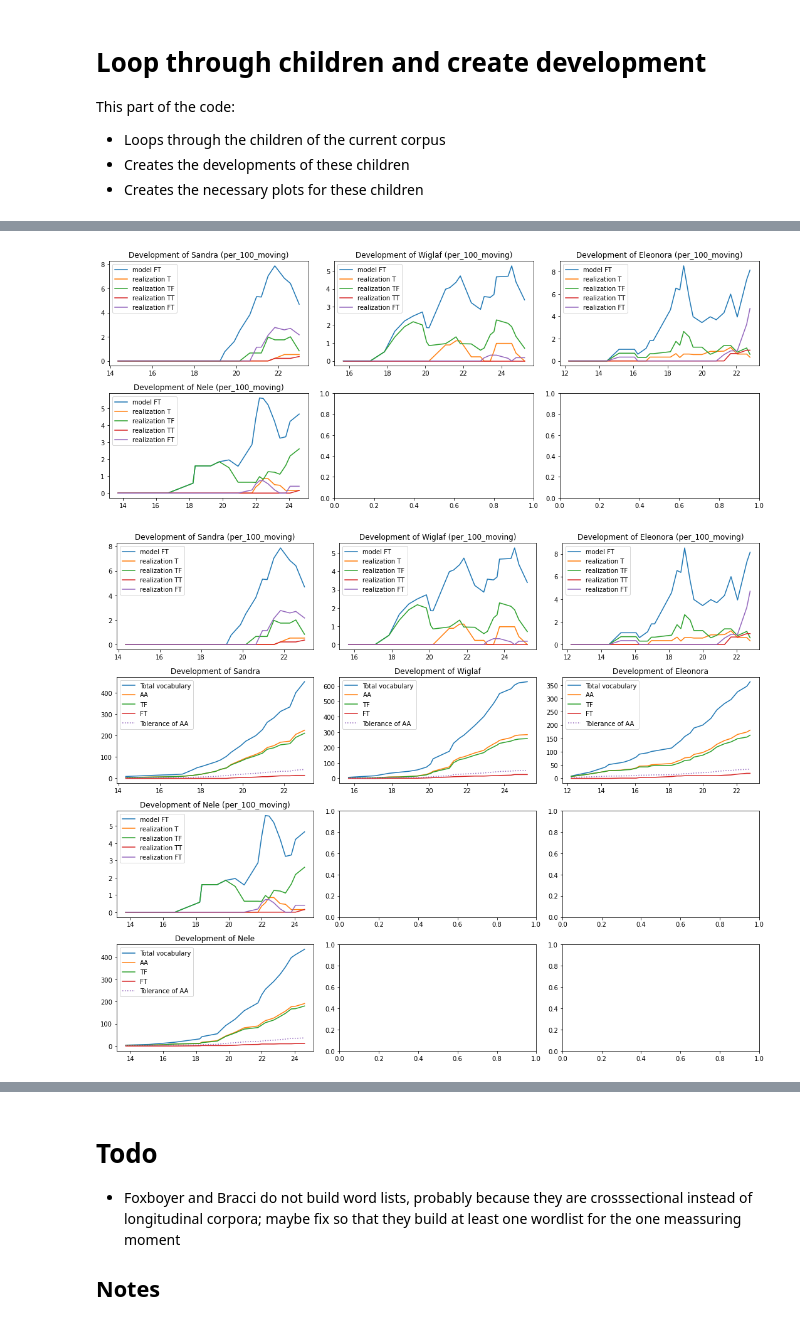
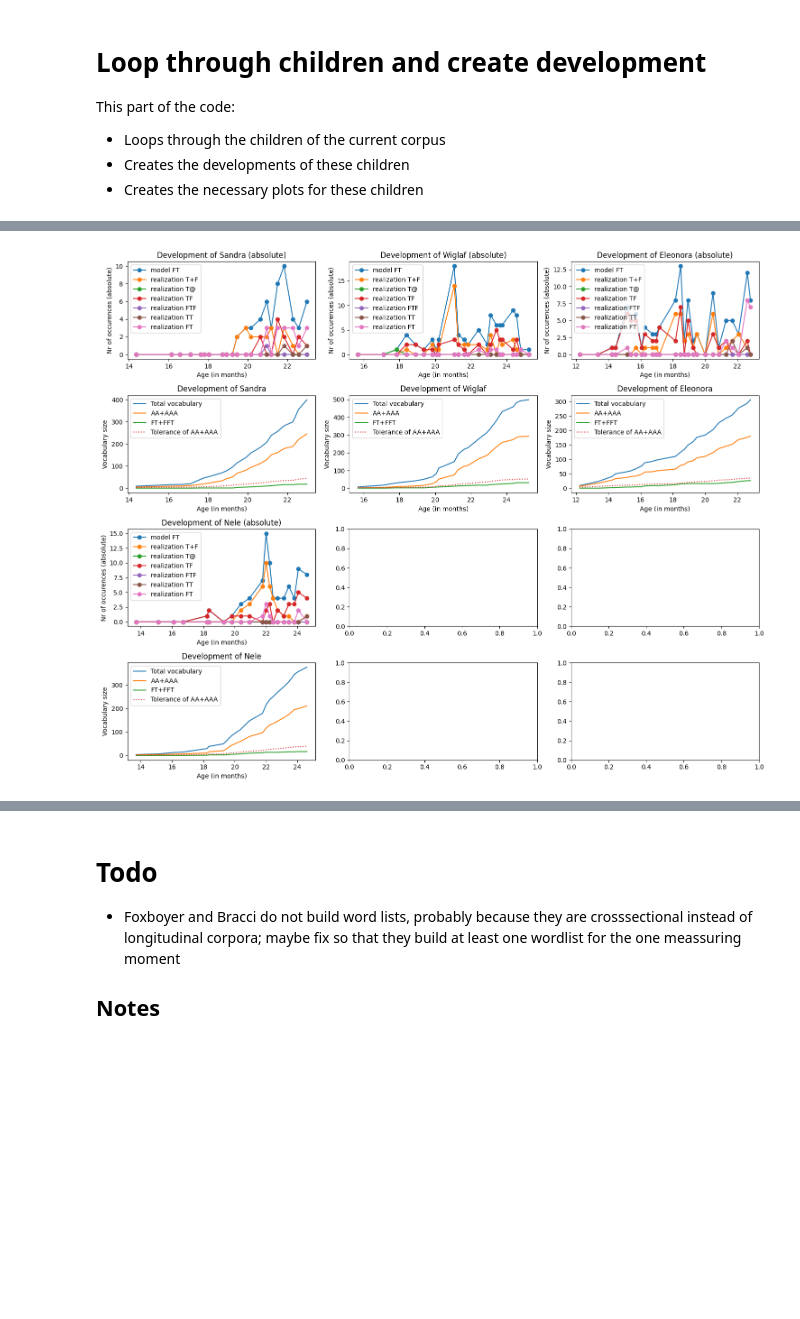
Before and after one commit to NienkeWessel/ThesisLinguistics, a Jupyter notebook: ProcessData.ipynb, the cells around one changed output, grey strips where cells are left out. Cells and saved outputs as stored; diff of their text form; code cells hidden in the pictures; blank space fills up the shorter version.

```diff
--- a/ProcessData.ipynb
+++ b/ProcessData.ipynb
@@ -1013,11 +1308,19 @@ children_names_file = {
 corpus_name = "Grimm"
 
 df = read_data(file_names_read[corpus_name])
+if corpus_name == 'CLPF':
+    df = df.replace({'giraffe': 'giraf'}) #turns out that the CLPF corpus has two spellings for 'giraf'
 append_representation_to_dataframe(df)
+if corpus_name == 'Inkelas': #This corpus has a lot of entries without stress annotation
+    df = df[df.rep_realization.apply(lambda x: (len(x) < 2) or (len(x) >= 2 and any(x)))]
 orig_length = df.size
 df.dropna(inplace=True)
-print("Dropped {} items".format(orig_length-df.size))
+print("Dropped {} na items".format(orig_length-df.size))
+df = filter_df(df)
+curr_length = df.size
+print("Went from {} to {} with filtering, removing {}".format(orig_length, curr_length, orig_length - curr_length))
 print(df.head())
+print(df)
 #print(df)
 write_df_to_csv(file_names_write[corpus_name], df)
 # %% [output]
@@ -1083,5 +1387,10 @@ Name: representation, dtype: int64
 # Run reproduction of tables
 #children_names = ['Catootje', 'David', 'Elke', 'Enzo', 'Eva', 'Jarmo', 'Leon', 'Leonie', 'Noortje', 'Robin', 'Tirza', 'Tom']
 
-run_reproduce_tables(children_names_file[corpus_name])
+run_reproduce_tables(df, children_names_file[corpus_name])
+
+filtered_df = df[df.word.apply(lambda x: not (x[-1] == 'n' and x[-2] == 'e'))]
+filtered_df = filtered_df[filtered_df.word.apply(lambda x: not (x[-1] == 'e' and x[-2] == 'j'))]
+filtered_df = filtered_df[filtered_df.model.apply(lambda x: not ('ˌ' in x))]
+run_reproduce_tables(filtered_df, children_names_file[corpus_name])
 # %% [output]
@@ -1104,9 +1467,9 @@ Nele :
 - Stage 3: both syllables realized with equal stress
 - Stage 4: adult like stress realization
 # %%
-iamb_bisyl_phases = ['T', 'TF', 'TT', 'FT']
-patterns = {'FT': iamb_bisyl_phases}
-counts = calc_phase_dev(child_test, patterns)#['FT', 'FT', 'FT', 'FT', 'FT'], ['T', 'TF', 'TT', 'FT', 'AA'])
+#iamb_bisyl_phases = ['T', 'T@', 'TF', 'TT', 'FT']
+#patterns = {'FT': iamb_bisyl_phases}
+counts = calc_phase_dev(child_test, analysis_dictionary['Fikkert']['patterns_heavy'])#['FT', 'FT', 'FT', 'FT', 'FT'], ['T', 'TF', 'TT', 'FT', 'AA'])
 print(counts)
 
 
@@ -1149,0 +1598,3 @@ This part of the code:
+# %%
+for child_name in wordlevel_child_names[corpus_name]:
+    loop_through_words_for_child(df, child_name, analysis_dictionary['Fikkert']['patterns'], words_per_child_dict[corpus_name][child_name], xlim=xlim_per_child_dict[corpus_name][child_name], mode='relative_moving', colors=analysis_dictionary['Fikkert']['color_dict_patterns'])
@@ -1150,56 +1633,24 @@ This part of the code:
 # %%
-def loop_through_children(children_names):
-    # Basic invariants; later on add patterns as argument
-    iamb_bisyl_phases = ['T', 'TF', 'TT', 'FT']
-    patterns = {'FT': iamb_bisyl_phases}
-    types = ['absolute', 'relative', 'moving_average', 'per_100', 'per_100_moving']
+def loop_through_children_both_graphs(children_names, analysis, nr_per_row = 3, mode='absolute'):
 
     # Create graph stuff
-    plot_height = 3*int(math.ceil(len(children_names)/3))
-    fig, axs = plt.subplots(int(math.ceil(len(children_names)/3)), 3, figsize=(15,plot_height))
+    plot_height = nr_per_row*int(math.ceil(len(children_names)/nr_per_row))*2
+    fig, axs = plt.subplots(2*(int(math.ceil(len(children_names)/nr_per_row))), nr_per_row, figsize=(15,plot_height))
     axs = axs.ravel()
 
     for i, child_name in enumerate(children_names):
         child_test = build_wordlists_for_child(child_name, df)
         child_test.build_complete_wordlists(df)
-        counts = calc_phase_dev(child_test, patterns)
+        counts = calc_phase_dev(child_test, analysis['patterns'])
 
-        axs[i] = child_test.plot_count_patterns(counts, mode='per_100_moving', ax=axs[i])
+        loc_graph = 2*i - (i%nr_per_row)
+        #print(loc_graph)
+        axs[loc_graph] = child_test.plot_count_patterns(counts, mode=mode, ax=axs[loc_graph])
+        axs[loc_graph + nr_per_row] = child_test.plot_vocab_dev_tolerance(analysis['elab_tol'], ax=axs[loc_graph+nr_per_row])
 
     fig.tight_layout()
     fig.show()
 
-loop_through_children(children_names_file[corpus_name])
+loop_through_children_both_graphs(children_names_file[corpus_name], analysis_dictionary['Fikkert'])
 # %% [output]
-[figure, old version]
+[figure, new version]
-# %%
-def loop_through_children_both_graphs(children_names):
-    # Basic invariants; later on add patterns as argument
-    iamb_bisyl_phases = ['T', 'TF', 'TT', 'FT']
-    patterns = {'FT': iamb_bisyl_phases}
-    types = ['absolute', 'relative', 'moving_average', 'per_100', 'per_100_moving']
-
-    patterns_tolerance = {'AA': ['TF', 'FT']}
-
-    nr_per_row = 3
-    # Create graph stuff
-    plot_height = nr_per_row*int(math.ceil(len(children_names)/nr_per_row))*2
-    fig, axs = plt.subplots(2*(int(math.ceil(len(children_names)/nr_per_row))), nr_per_row, figsize=(15,plot_height))
-    axs = axs.ravel()
-
-    for i, child_name in enumerate(children_names):
-        child_test = build_wordlists_for_child(child_name, df)
-        child_test.build_complete_wordlists(df)
-        counts = calc_phase_dev(child_test, patterns)
-
-        loc_graph = 2*i - (i%nr_per_row)
-        #print(loc_graph)
-        axs[loc_graph] = child_test.plot_count_patterns(counts, mode='per_100_moving', ax=axs[loc_graph])
-        axs[loc_graph + nr_per_row] = child_test.plot_vocab_dev_tolerance(patterns_tolerance, ax=axs[loc_graph+nr_per_row])
-
-    fig.tight_layout()
-    fig.show()
-
-loop_through_children_both_graphs(children_names_file[corpus_name])
-# %% [output]
-[figure, removed]
```
Also changed, not shown: parts of 39 cells of this notebook.
